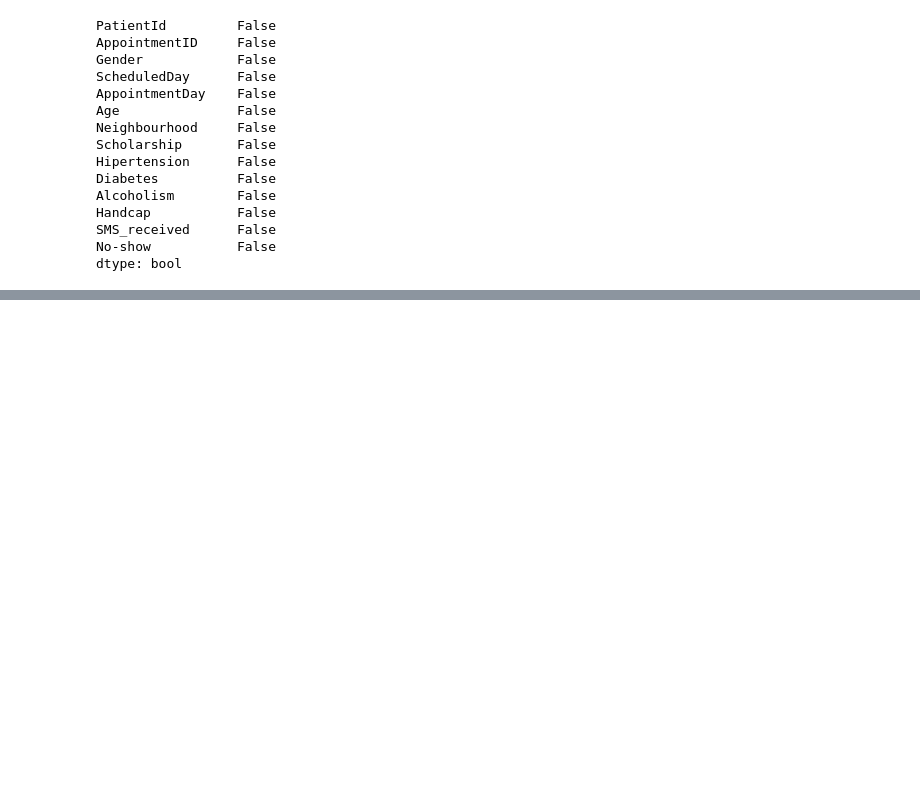
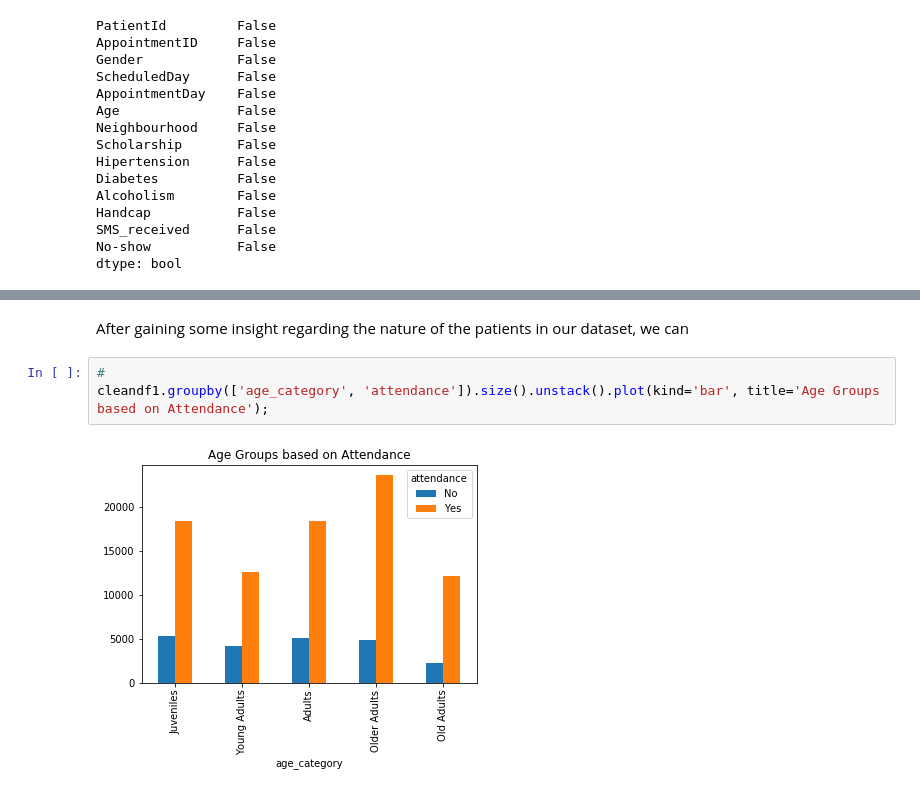
Before and after one commit to ArgySL/Investigating-Appointment-Attendance---Healthcare, a Jupyter notebook: investigate-a-dataset.ipynb, the cells around one changed output, grey strips where cells are left out. Cells and saved outputs as stored; diff of their text form; blank space fills up the shorter version.

```diff
--- a/investigate-a-dataset.ipynb
+++ b/investigate-a-dataset.ipynb
@@ -290,0 +336,7 @@ A very important factor that imposes a limitation to the research is the lack of
+# %% [markdown]
+After gaining some insight regarding the nature of the patients in our dataset, we can
+# %%
+#
+cleandf1.groupby(['age_category', 'attendance']).size().unstack().plot(kind='bar', title='Age Groups based on Attendance');
+# %% [output]
+[figure, added]
```
Also changed, not shown: parts of 64 cells of this notebook.
